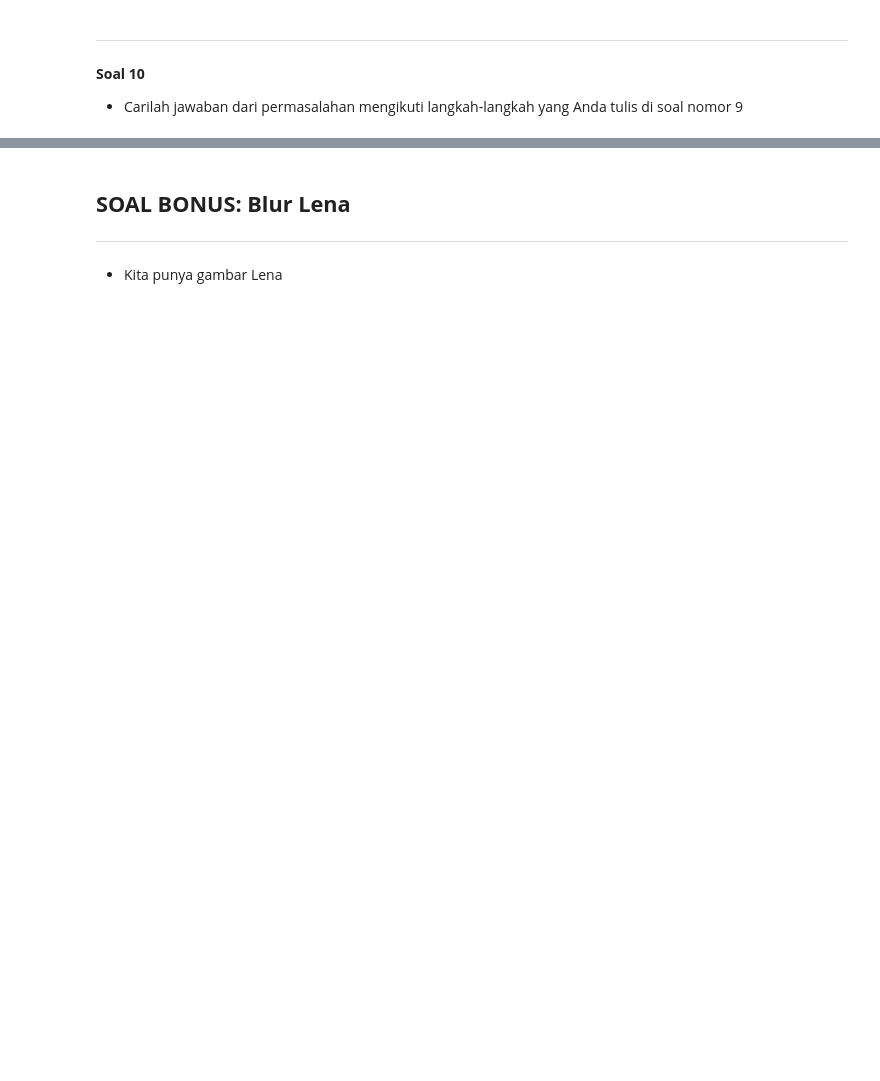
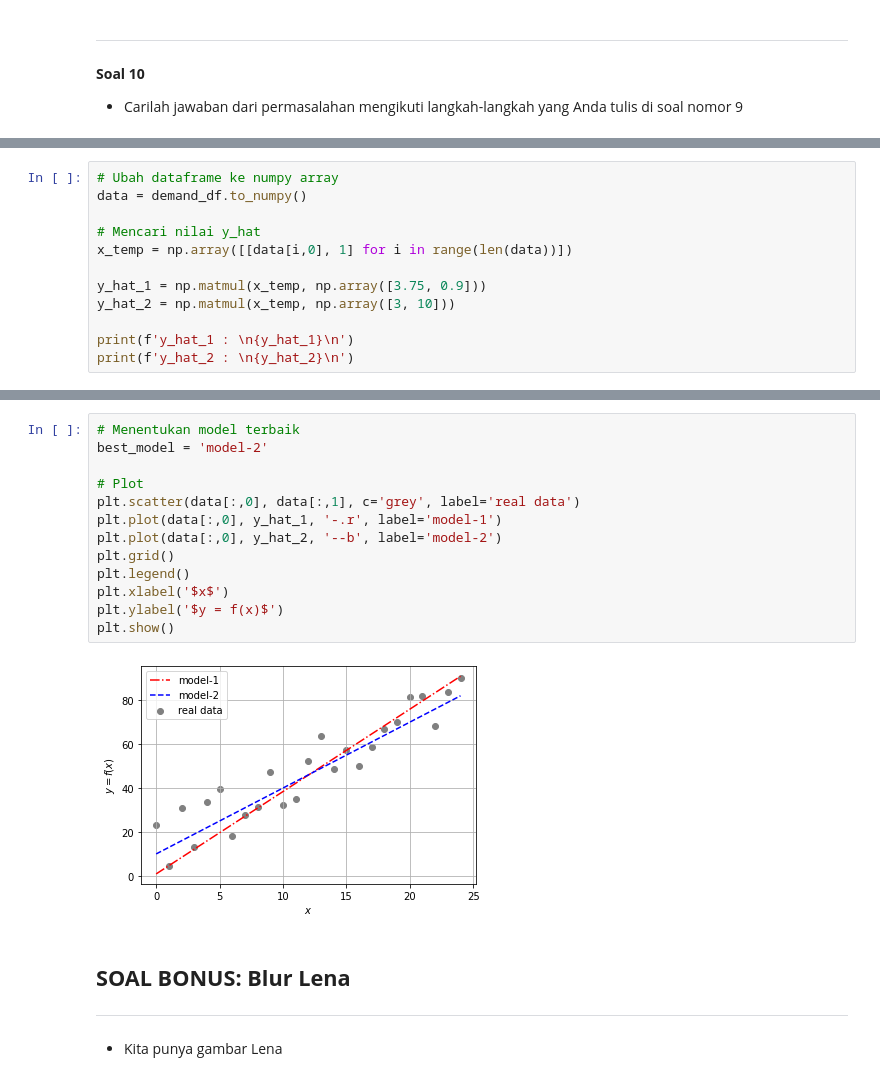
Before and after one commit to zoraulia/practice, a Jupyter notebook: linear-algebra/zoraidha-0lrk-linalg-4.ipynb, the cells around one changed output, grey strips where cells are left out. Cells and saved outputs as stored; diff of their text form; blank space fills up the shorter version.

```diff
--- a/linear-algebra/zoraidha-0lrk-linalg-4.ipynb
+++ b/linear-algebra/zoraidha-0lrk-linalg-4.ipynb
@@ -115,0 +114,12 @@ langkah = """
+# %%
+# Ubah dataframe ke numpy array
+data = demand_df.to_numpy()
+
+# Mencari nilai y_hat
+x_temp = np.array([[data[i,0], 1] for i in range(len(data))])
+
+y_hat_1 = np.matmul(x_temp, np.array([3.75, 0.9]))
+y_hat_2 = np.matmul(x_temp, np.array([3, 10]))
+
+print(f'y_hat_1 : \n{y_hat_1}\n')
+print(f'y_hat_2 : \n{y_hat_2}\n')
@@ -116,3 +145,18 @@ langkah = """
+# %%
+# Menentukan model terbaik
+best_model = 'model-2'
+
+# Plot
+plt.scatter(data[:,0], data[:,1], c='grey', label='real data')
+plt.plot(data[:,0], y_hat_1, '-.r', label='model-1')
+plt.plot(data[:,0], y_hat_2, '--b', label='model-2')
+plt.grid()
+plt.legend()
+plt.xlabel('$x$')
+plt.ylabel('$y = f(x)$')
+plt.show()
+# %% [output]
+[figure, added]
 # %% [markdown]
 ## **SOAL BONUS: Blur Lena**
 ---
```
Also changed, not shown: parts of 8 cells of this notebook.
